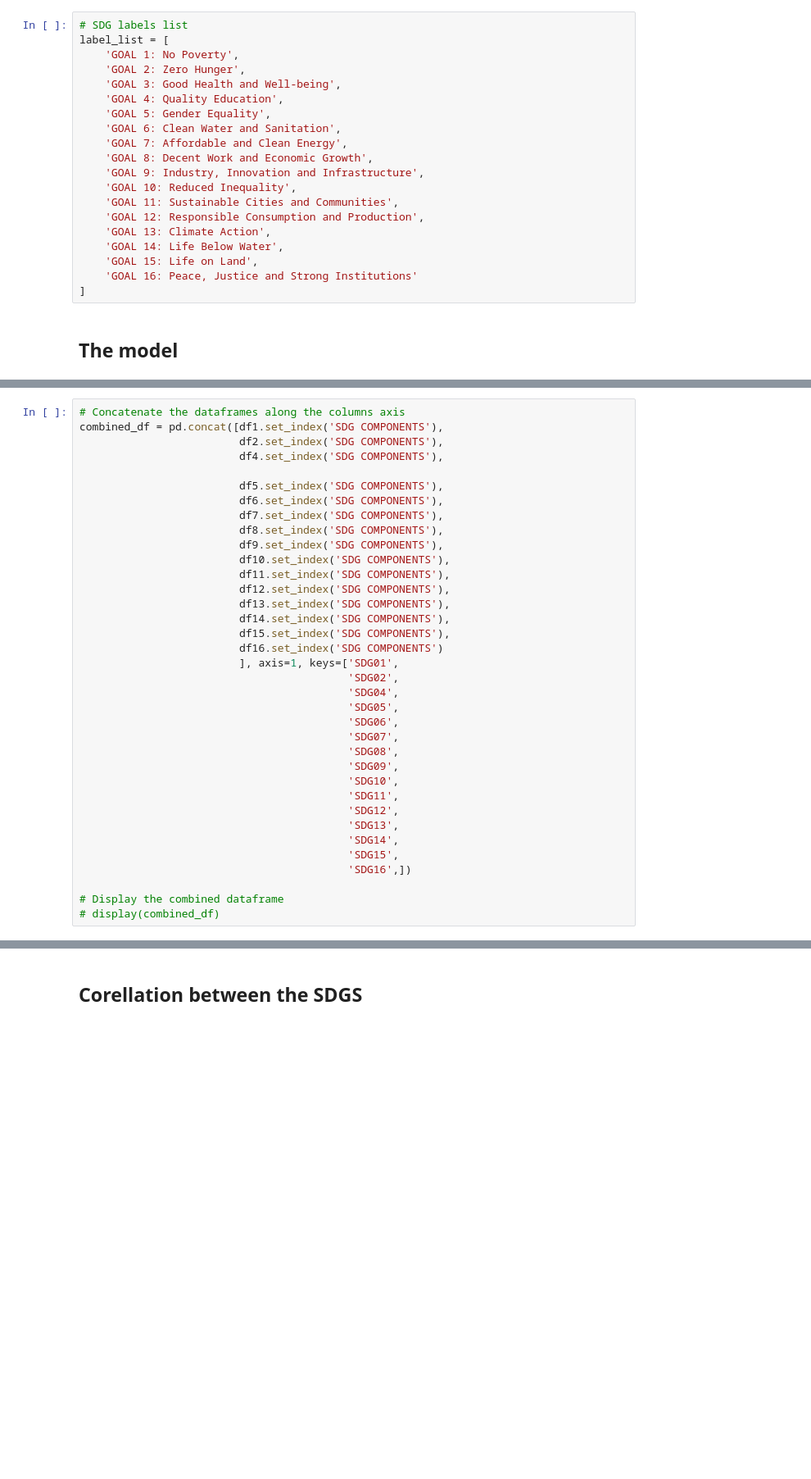
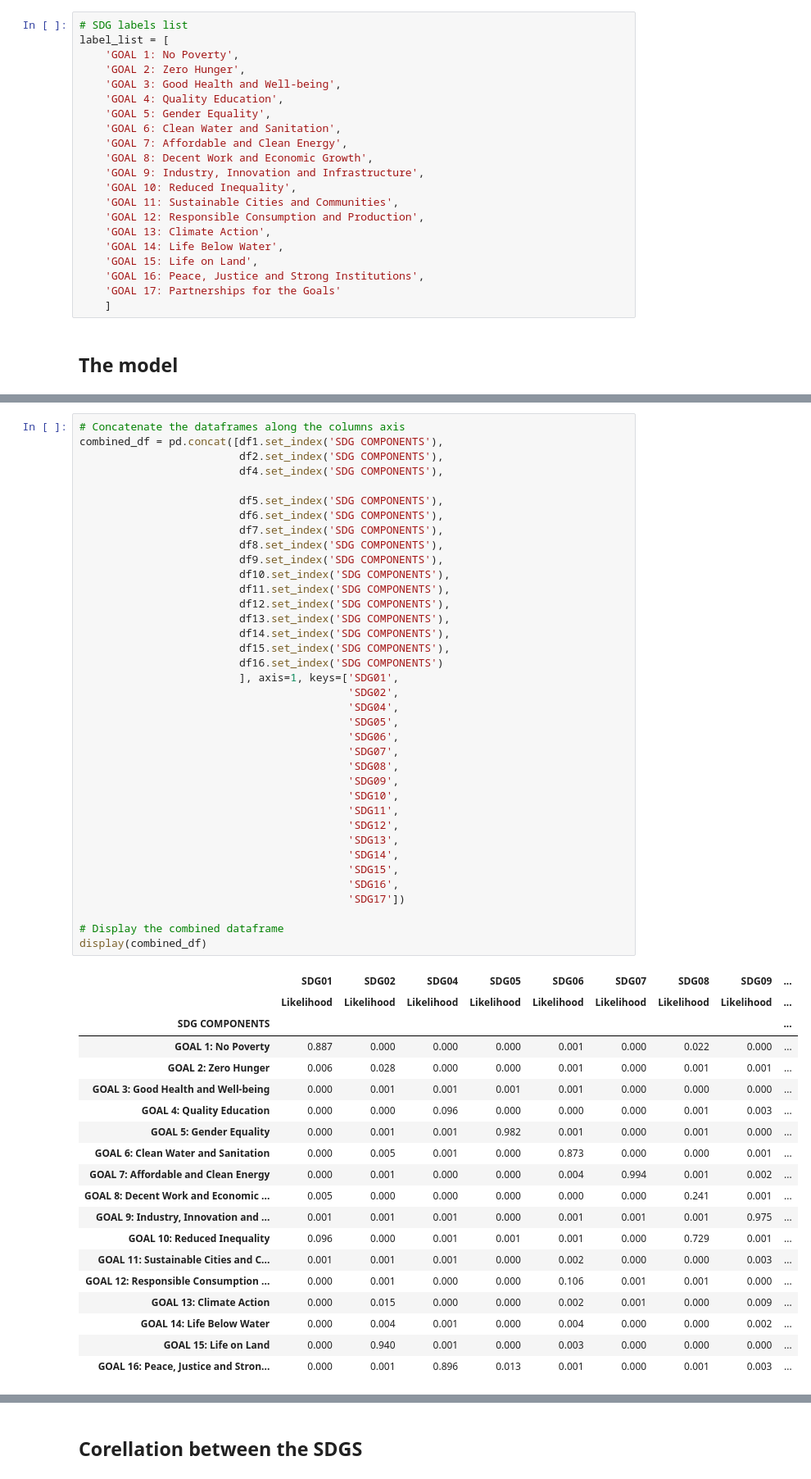
Before and after one commit to Fabchirajoul/SDG, a Jupyter notebook: SDG.ipynb, the cells around one changed output, grey strips where cells are left out. Shown: that part at 82% size. Saved outputs shown, nothing was run; the diff lists cells and outputs as text; blank space fills up the shorter version.

```diff
--- a/SDG.ipynb
+++ b/SDG.ipynb
@@ -291,8 +291,9 @@ label_list = [
     'GOAL 13: Climate Action',
     'GOAL 14: Life Below Water',
     'GOAL 15: Life on Land',
-    'GOAL 16: Peace, Justice and Strong Institutions'
-]
+    'GOAL 16: Peace, Justice and Strong Institutions',
+    'GOAL 17: Partnerships for the Goals'
+    ]
 # %% [markdown]
 ## The model
 # %%
@@ -510,32 +569,53 @@ combined_df = pd.concat([df1.set_index('SDG COMPONENTS'),
                          df4.set_index('SDG COMPONENTS'),
 
                          df5.set_index('SDG COMPONENTS'),
                          df6.set_index('SDG COMPONENTS'),
                          df7.set_index('SDG COMPONENTS'),
                          df8.set_index('SDG COMPONENTS'),
                          df9.set_index('SDG COMPONENTS'),
                          df10.set_index('SDG COMPONENTS'),
                          df11.set_index('SDG COMPONENTS'),
                          df12.set_index('SDG COMPONENTS'),
                          df13.set_index('SDG COMPONENTS'),
                          df14.set_index('SDG COMPONENTS'),
                          df15.set_index('SDG COMPONENTS'),
                          df16.set_index('SDG COMPONENTS')
                          ], axis=1, keys=['SDG01',
                                           'SDG02',
                                           'SDG04',
                                           'SDG05',
                                           'SDG06',
                                           'SDG07',
                                           'SDG08',
                                           'SDG09',
                                           'SDG10',
                                           'SDG11',
                                           'SDG12',
                                           'SDG13',
                                           'SDG14',
                                           'SDG15',
-                                          'SDG16',])
+                                          'SDG16',
+                                          'SDG17'])
 
 # Display the combined dataframe
-# display(combined_df)
+display(combined_df)
+# %% [output]
+|  | SDG01 | SDG02 | SDG04 | SDG05 | SDG06 | SDG07 | SDG08 | SDG09 | ... |
+|  | Likelihood | Likelihood | Likelihood | Likelihood | Likelihood | Likelihood | Likelihood | Likelihood | ... |
+| SDG COMPONENTS |  |  |  |  |  |  |  |  | ... |
+| GOAL 1: No Poverty | 0.887 | 0.000 | 0.000 | 0.000 | 0.001 | 0.000 | 0.022 | 0.000 | ... |
+| GOAL 2: Zero Hunger | 0.006 | 0.028 | 0.000 | 0.000 | 0.001 | 0.000 | 0.001 | 0.001 | ... |
+| GOAL 3: Good Health and Well-being | 0.000 | 0.001 | 0.001 | 0.001 | 0.001 | 0.000 | 0.000 | 0.000 | ... |
+| GOAL 4: Quality Education | 0.000 | 0.000 | 0.096 | 0.000 | 0.000 | 0.000 | 0.001 | 0.003 | ... |
+| GOAL 5: Gender Equality | 0.000 | 0.001 | 0.001 | 0.982 | 0.001 | 0.000 | 0.001 | 0.000 | ... |
+| GOAL 6: Clean Water and Sanitation | 0.000 | 0.005 | 0.001 | 0.000 | 0.873 | 0.000 | 0.000 | 0.001 | ... |
+| GOAL 7: Affordable and Clean Energy | 0.000 | 0.001 | 0.000 | 0.000 | 0.004 | 0.994 | 0.001 | 0.002 | ... |
+| GOAL 8: Decent Work and Economic ... | 0.005 | 0.000 | 0.000 | 0.000 | 0.000 | 0.000 | 0.241 | 0.001 | ... |
+| GOAL 9: Industry, Innovation and ... | 0.001 | 0.001 | 0.001 | 0.000 | 0.001 | 0.001 | 0.001 | 0.975 | ... |
+| GOAL 10: Reduced Inequality | 0.096 | 0.000 | 0.001 | 0.001 | 0.001 | 0.000 | 0.729 | 0.001 | ... |
+| GOAL 11: Sustainable Cities and C... | 0.001 | 0.001 | 0.001 | 0.000 | 0.002 | 0.000 | 0.000 | 0.003 | ... |
+| GOAL 12: Responsible Consumption ... | 0.000 | 0.001 | 0.000 | 0.000 | 0.106 | 0.001 | 0.001 | 0.000 | ... |
+| GOAL 13: Climate Action | 0.000 | 0.015 | 0.000 | 0.000 | 0.002 | 0.001 | 0.000 | 0.009 | ... |
+| GOAL 14: Life Below Water | 0.000 | 0.004 | 0.001 | 0.000 | 0.004 | 0.000 | 0.000 | 0.002 | ... |
+| GOAL 15: Life on Land | 0.000 | 0.940 | 0.001 | 0.000 | 0.003 | 0.000 | 0.000 | 0.000 | ... |
+| GOAL 16: Peace, Justice and Stron... | 0.000 | 0.001 | 0.896 | 0.013 | 0.001 | 0.000 | 0.001 | 0.003 | ... |
```
Also changed, not shown: parts of 7 cells of this notebook.
